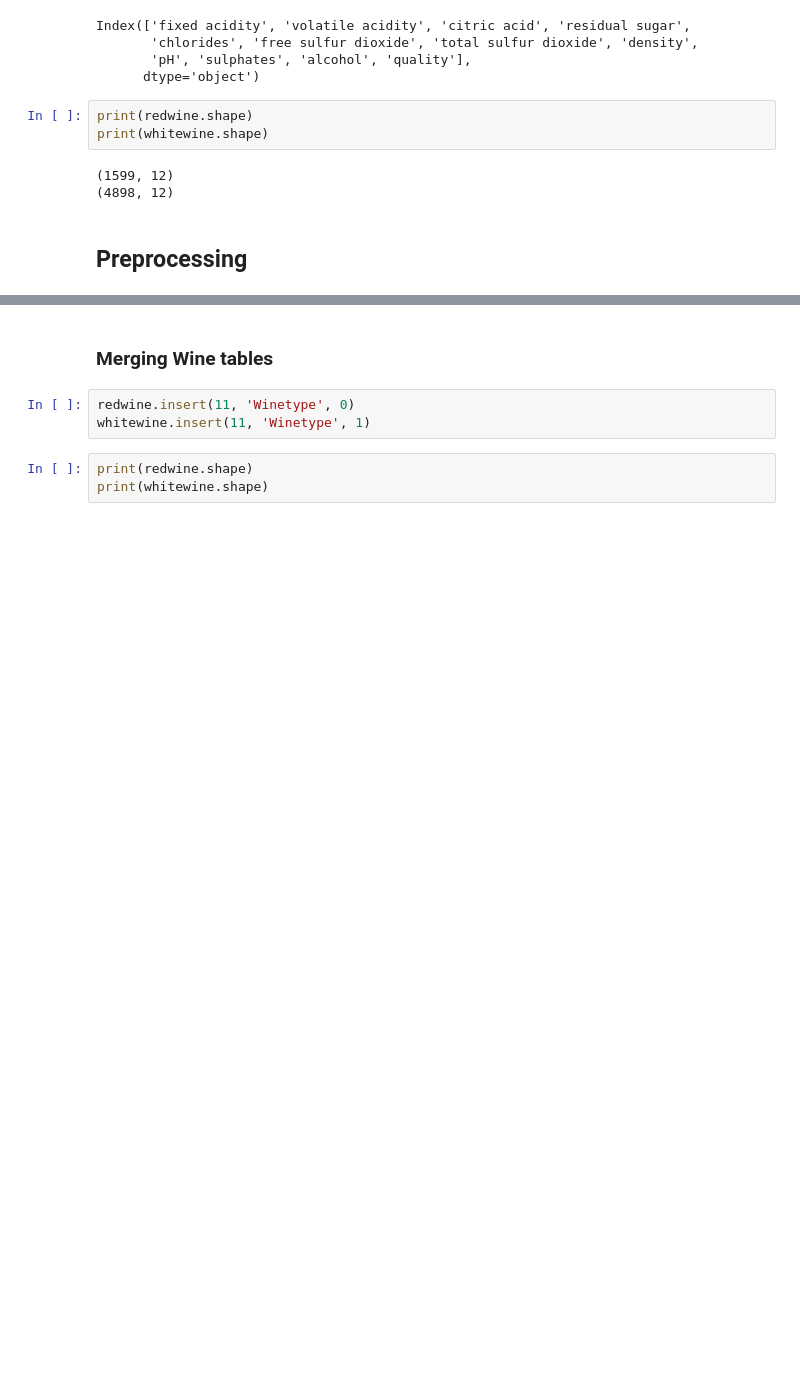
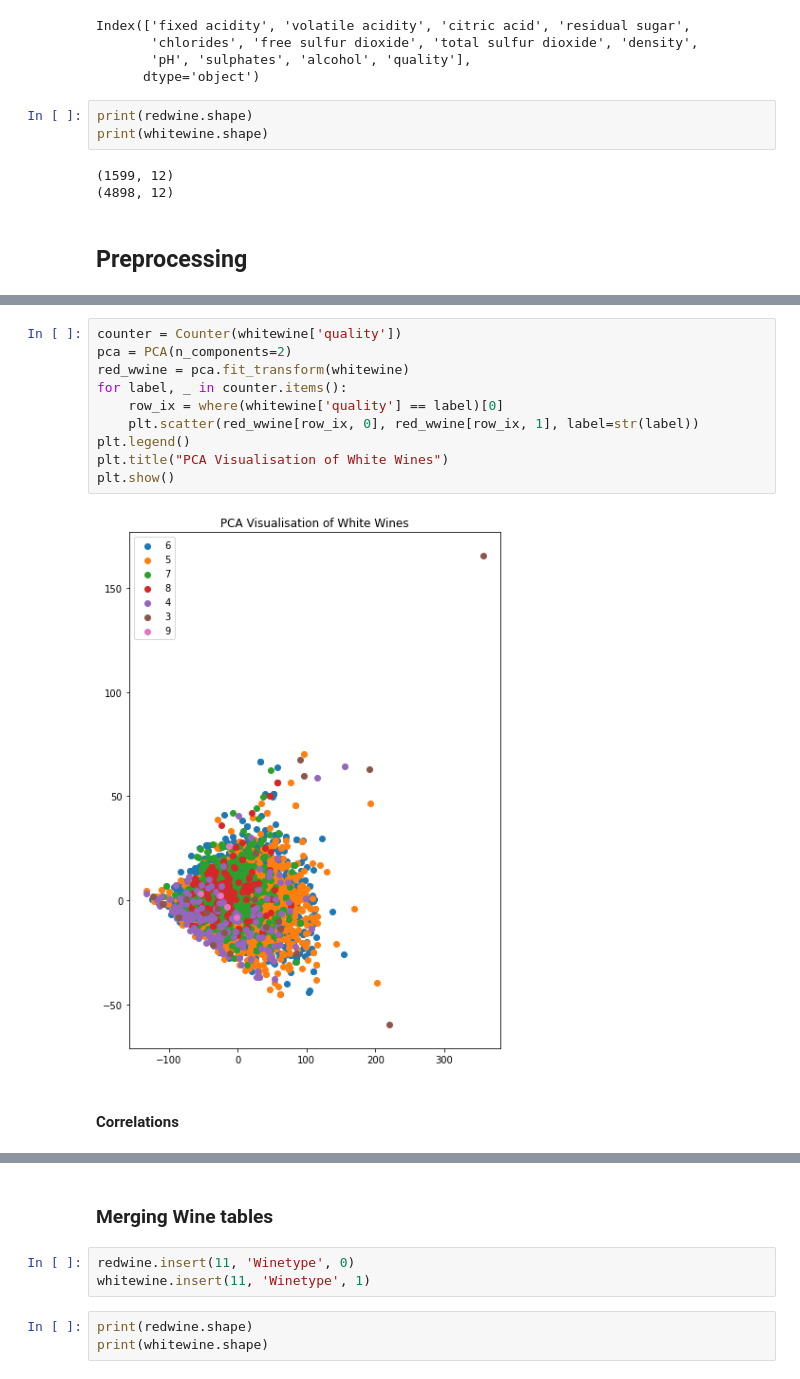
Before and after one commit to tripsysi/Wine_Classifier, a Jupyter notebook: DATA7703_Project_Wine_Classifier.ipynb, the cells around one changed output, grey strips where cells are left out. Drawn from its saved outputs; the diff is of its cells as text; blank space fills up the shorter version.

```diff
--- a/DATA7703_Project_Wine_Classifier.ipynb
+++ b/DATA7703_Project_Wine_Classifier.ipynb
@@ -36,3 +85,17 @@ print(whitewine.shape)
+# %%
+counter = Counter(whitewine['quality'])
+pca = PCA(n_components=2)
+red_wwine = pca.fit_transform(whitewine)
+for label, _ in counter.items():
+    row_ix = where(whitewine['quality'] == label)[0]
+    plt.scatter(red_wwine[row_ix, 0], red_wwine[row_ix, 1], label=str(label))
+plt.legend()
+plt.title("PCA Visualisation of White Wines")
+plt.show()
+# %% [output]
+[figure, added]
+# %% [markdown]
+#### Correlations
 # %%
 sns.heatmap(redwine.corr(), annot=True, cbar=False);
 # %% [output]
```
Also changed, not shown: parts of 77 cells of this notebook.
